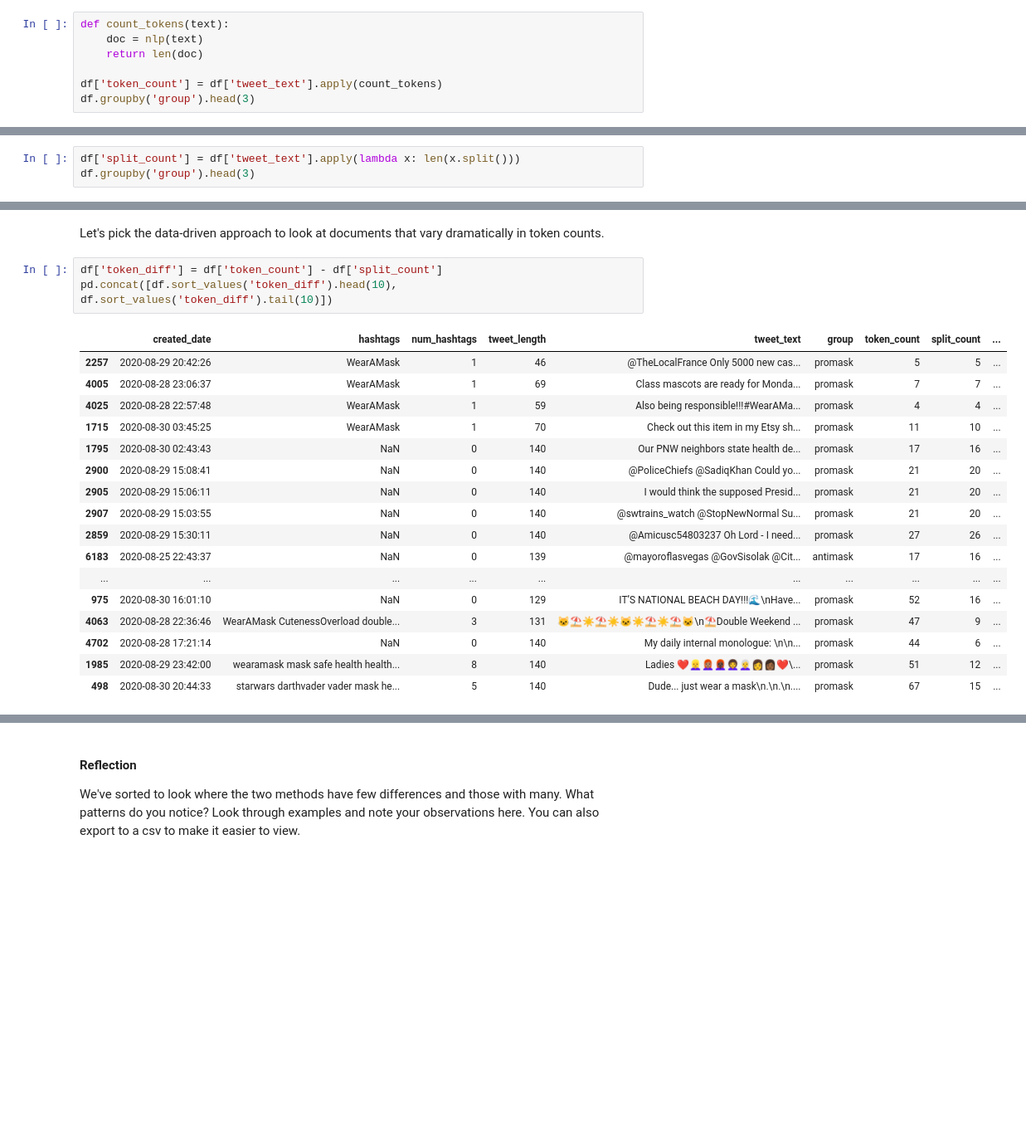
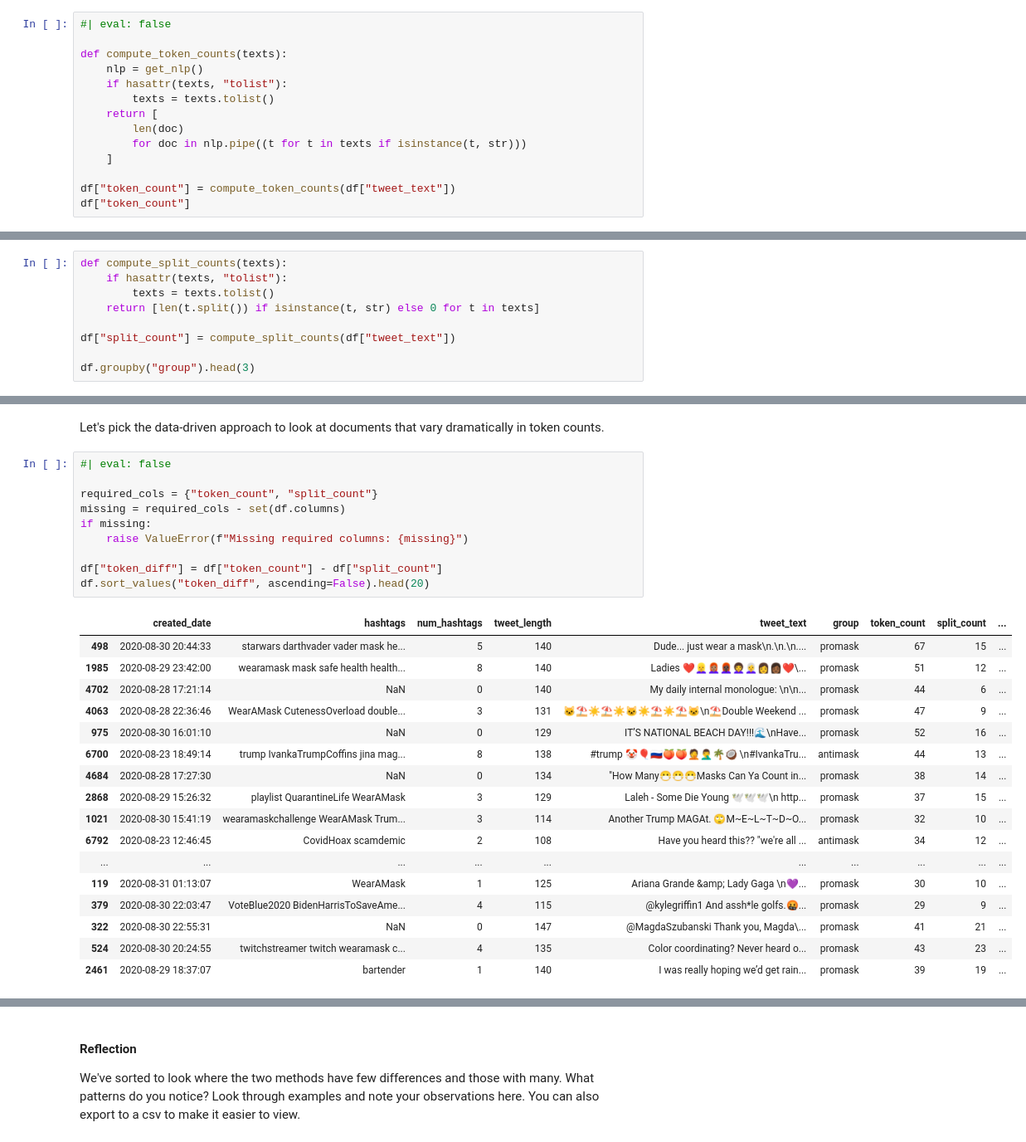
Before and after one commit to su-dataAI/data401-nlp, a Jupyter notebook: nbs/02-eda-spacy.ipynb, the cells around one changed output, grey strips where cells are left out. Shown at 83% size. Cells and saved outputs as stored; diff of their text form; blank space fills up the shorter version.

```diff
--- a/nbs/02-eda-spacy.ipynb
+++ b/nbs/02-eda-spacy.ipynb
@@ -167,8 +195,15 @@ dict(promask=len(promask_vocab), antimask=len(antimask_vocab), combined=len(comb
 # %%
-def count_tokens(text):
-    doc = nlp(text)
-    return len(doc)
+#| eval: false
 
-df['token_count'] = df['tweet_text'].apply(count_tokens)
-df.groupby('group').head(3)
+def compute_token_counts(texts):
+    nlp = get_nlp()
+    if hasattr(texts, "tolist"):
+        texts = texts.tolist()
+    return [
+        len(doc)
+        for doc in nlp.pipe((t for t in texts if isinstance(t, str)))
+    ]
+
+df["token_count"] = compute_token_counts(df["tweet_text"])
+df["token_count"]
 # %% [output]
@@ -216,8 +261,14 @@ Based on the duplicate examples shown, some may be tweets that matched both sear
 # %% [markdown]
 Let's start looking at tokens! Let's add a column that shows us tokenization with a simple split function. Recall that spaCy's tokenizer handles punctuation, contractions, URLs, etc. as separate tokens, while split() just breaks on spaces. Let's compare these two approaches with our data.
 # %%
-df['split_count'] = df['tweet_text'].apply(lambda x: len(x.split()))
-df.groupby('group').head(3)
+def compute_split_counts(texts):
+    if hasattr(texts, "tolist"):
+        texts = texts.tolist()
+    return [len(t.split()) if isinstance(t, str) else 0 for t in texts]
+
+df["split_count"] = compute_split_counts(df["tweet_text"])
+
+df.groupby("group").head(3)
 # %% [output]
 |  | created_date | hashtags | num_hashtags | tweet_length | tweet_text | group | token_count | split_count |
 | 0 | 2020-08-31 02:08:31 | 2020sucks trumpisscar ihateithere... | 4 | 90 | #2020sucks #trumpisscar #ihateith... | promask | 13 | 9 |
@@ -343,24 +400,31 @@ Which approach appeals to you? Option 1 would be data-driven and might reveal is
 # %% [markdown]
 Let's pick the data-driven approach to look at documents that vary dramatically in token counts.
 # %%
-df['token_diff'] = df['token_count'] - df['split_count']
-pd.concat([df.sort_values('token_diff').head(10), df.sort_values('token_diff').tail(10)])
+#| eval: false
+
+required_cols = {"token_count", "split_count"}
+missing = required_cols - set(df.columns)
+if missing:
+    raise ValueError(f"Missing required columns: {missing}")
+
+df["token_diff"] = df["token_count"] - df["split_count"]
+df.sort_values("token_diff", ascending=False).head(20)
 # %% [output]
 |  | created_date | hashtags | num_hashtags | tweet_length | tweet_text | group | token_count | split_count | ... |
-| 2257 | 2020-08-29 20:42:26 | WearAMask | 1 | 46 | @TheLocalFrance Only 5000 new cas... | promask | 5 | 5 | ... |
-| 4005 | 2020-08-28 23:06:37 | WearAMask | 1 | 69 | Class mascots are ready for Monda... | promask | 7 | 7 | ... |
-| 4025 | 2020-08-28 22:57:48 | WearAMask | 1 | 59 | Also being responsible!!!#WearAMa... | promask | 4 | 4 | ... |
-| 1715 | 2020-08-30 03:45:25 | WearAMask | 1 | 70 | Check out this item in my Etsy sh... | promask | 11 | 10 | ... |
-| 1795 | 2020-08-30 02:43:43 | NaN | 0 | 140 | Our PNW neighbors state health de... | promask | 17 | 16 | ... |
-| 2900 | 2020-08-29 15:08:41 | NaN | 0 | 140 | @PoliceChiefs @SadiqKhan Could yo... | promask | 21 | 20 | ... |
-| 2905 | 2020-08-29 15:06:11 | NaN | 0 | 140 | I would think the supposed Presid... | promask | 21 | 20 | ... |
-| 2907 | 2020-08-29 15:03:55 | NaN | 0 | 140 | @swtrains_watch @StopNewNormal Su... | promask | 21 | 20 | ... |
-| 2859 | 2020-08-29 15:30:11 | NaN | 0 | 140 | @Amicusc54803237 Oh Lord - I need... | promask | 27 | 26 | ... |
-| 6183 | 2020-08-25 22:43:37 | NaN | 0 | 139 | @mayoroflasvegas @GovSisolak @Cit... | antimask | 17 | 16 | ... |
+| 498 | 2020-08-30 20:44:33 | starwars darthvader vader mask he... | 5 | 140 | Dude... just wear a mask\n.\n.\n.... | promask | 67 | 15 | ... |
+| 1985 | 2020-08-29 23:42:00 | wearamask mask safe health health... | 8 | 140 | Ladies ❤️👱‍♀️👩🏽‍🦰👩🏿‍🦰👩‍🦱👩‍🦳👩👩🏾❤️\... | promask | 51 | 12 | ... |
+| 4702 | 2020-08-28 17:21:14 | NaN | 0 | 140 | My daily internal monologue: \n\n... | promask | 44 | 6 | ... |
+| 4063 | 2020-08-28 22:36:46 | WearAMask CutenessOverload double... | 3 | 131 | 🐱⛱☀️⛱☀️🐱☀️⛱☀️⛱🐱\n⛱Double Weekend ... | promask | 47 | 9 | ... |
+| 975 | 2020-08-30 16:01:10 | NaN | 0 | 129 | IT’S NATIONAL BEACH DAY!!!🌊\nHave... | promask | 52 | 16 | ... |
+| 6700 | 2020-08-23 18:49:14 | trump IvankaTrumpCoffins jina mag... | 8 | 138 | #trump 🤡🎈🇷🇺🍑🍑🤦🤦‍♂️🌴🥥 \n#IvankaTru... | antimask | 44 | 13 | ... |
+| 4684 | 2020-08-28 17:27:30 | NaN | 0 | 134 | "How Many😷😷😷Masks Can Ya Count in... | promask | 38 | 14 | ... |
+| 2868 | 2020-08-29 15:26:32 | playlist QuarantineLife WearAMask | 3 | 129 | Laleh - Some Die Young 🕊🕊🕊\n http... | promask | 37 | 15 | ... |
+| 1021 | 2020-08-30 15:41:19 | wearamaskchallenge WearAMask Trum... | 3 | 114 | Another Trump MAGAt. 🙄M~E~L~T~D~O... | promask | 32 | 10 | ... |
+| 6792 | 2020-08-23 12:46:45 | CovidHoax scamdemic | 2 | 108 | Have you heard this?? "we're all ... | antimask | 34 | 12 | ... |
 | ... | ... | ... | ... | ... | ... | ... | ... | ... | ... |
-| 975 | 2020-08-30 16:01:10 | NaN | 0 | 129 | IT’S NATIONAL BEACH DAY!!!🌊\nHave... | promask | 52 | 16 | ... |
-| 4063 | 2020-08-28 22:36:46 | WearAMask CutenessOverload double... | 3 | 131 | 🐱⛱☀️⛱☀️🐱☀️⛱☀️⛱🐱\n⛱Double Weekend ... | promask | 47 | 9 | ... |
-| 4702 | 2020-08-28 17:21:14 | NaN | 0 | 140 | My daily internal monologue: \n\n... | promask | 44 | 6 | ... |
-| 1985 | 2020-08-29 23:42:00 | wearamask mask safe health health... | 8 | 140 | Ladies ❤️👱‍♀️👩🏽‍🦰👩🏿‍🦰👩‍🦱👩‍🦳👩👩🏾❤️\... | promask | 51 | 12 | ... |
-| 498 | 2020-08-30 20:44:33 | starwars darthvader vader mask he... | 5 | 140 | Dude... just wear a mask\n.\n.\n.... | promask | 67 | 15 | ... |
+| 119 | 2020-08-31 01:13:07 | WearAMask | 1 | 125 | Ariana Grande &amp; Lady Gaga \n💜... | promask | 30 | 10 | ... |
+| 379 | 2020-08-30 22:03:47 | VoteBlue2020 BidenHarrisToSaveAme... | 4 | 115 | @kylegriffin1 And assh*le golfs.🤬... | promask | 29 | 9 | ... |
+| 322 | 2020-08-30 22:55:31 | NaN | 0 | 147 | @MagdaSzubanski Thank you, Magda\... | promask | 41 | 21 | ... |
+| 524 | 2020-08-30 20:24:55 | twitchstreamer twitch wearamask c... | 4 | 135 | Color coordinating? Never heard o... | promask | 43 | 23 | ... |
+| 2461 | 2020-08-29 18:37:07 | bartender | 1 | 140 | I was really hoping we’d get rain... | promask | 39 | 19 | ... |
 # %%
```
Also changed, not shown: parts of 124 cells of this notebook, 12 other files.
